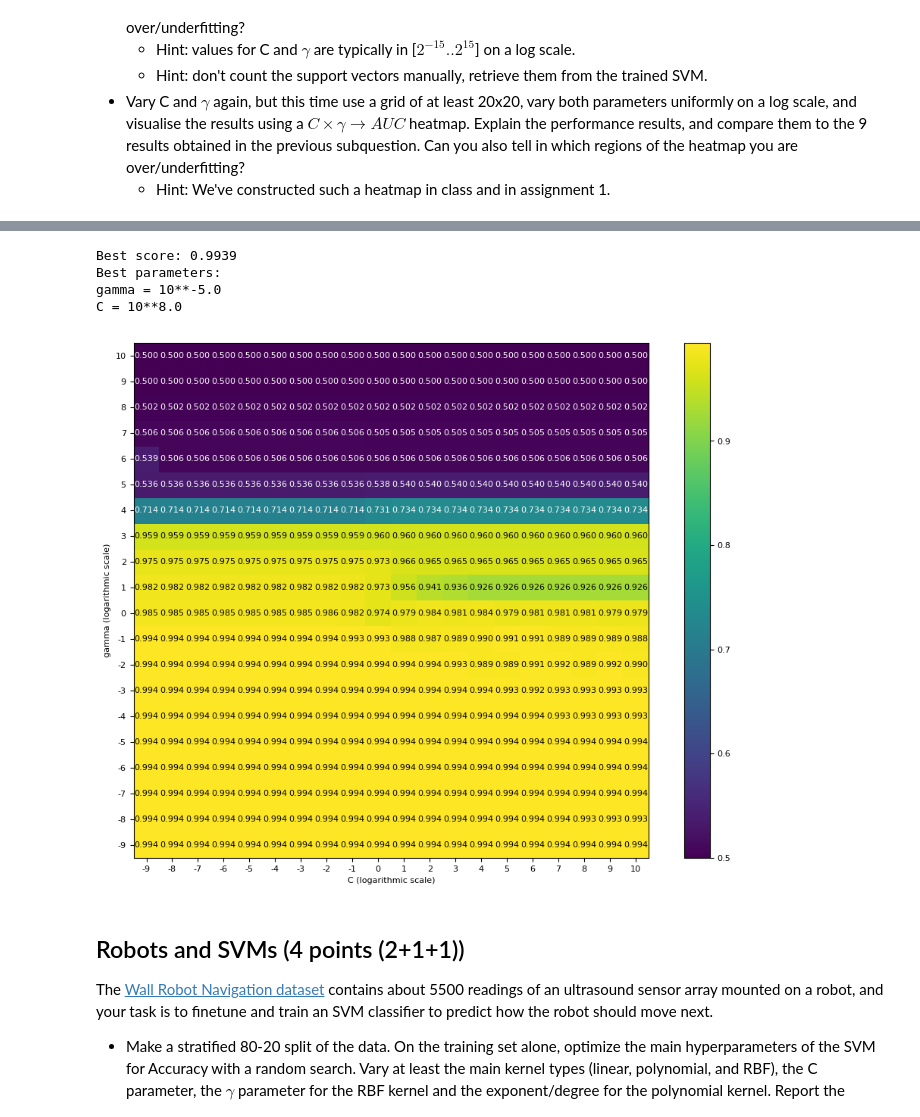
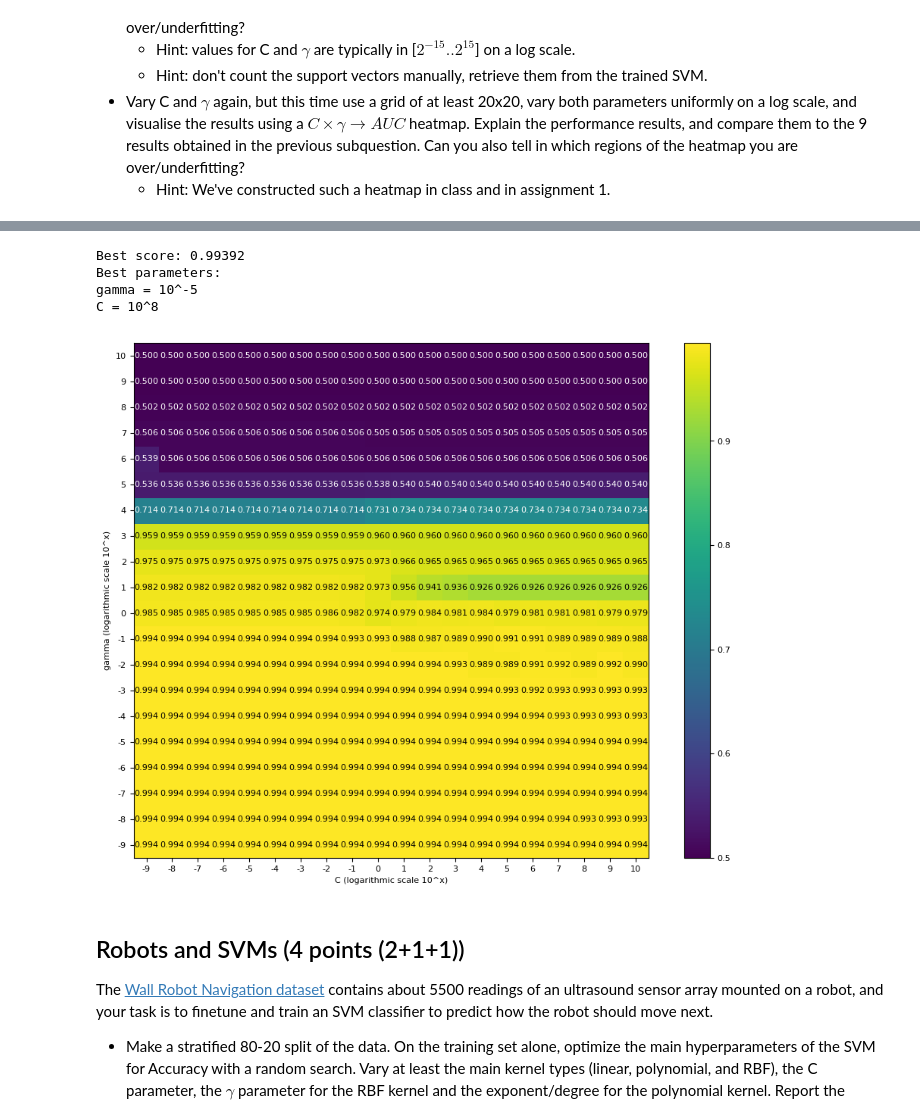
Before and after one commit to Zilarion/2IMW30-Assignment-1, a Jupyter notebook: Assignment 2.ipynb, the cells around one changed output, grey strips where cells are left out. Saved outputs shown, nothing was run; the diff lists cells and outputs as text; code cells hidden in the pictures.

```diff
--- a/Assignment 2.ipynb
+++ b/Assignment 2.ipynb
@@ -131,21 +139,21 @@ param_grid = {"C": np.logspace(-9, 10, num=20),
 grid = GridSearchCV(SVC(kernel='rbf'), param_grid, scoring="roc_auc", n_jobs=-1)
 grid.fit(X, Y)
 # %%
-print("Best score: {:.4f}".format(grid.best_score_))
-print("Best parameters:\ngamma = 10**{} \nC = 10**{}".format(np.log10(grid.best_params_['gamma']), np.log10(grid.best_params_['C'])))
+print("Best score: {:.5f}".format(grid.best_score_))
+print("Best parameters:\ngamma = 10^{}\nC = 10^{}".format(np.log10(grid.best_params_['gamma']).astype(int), np.log10(grid.best_params_['C']).astype(int)))
 
 scores = grid.cv_results_['mean_test_score'].reshape(20,20).T
 plt.rcParams["figure.figsize"] = [12,9]
-heatmap = mglearn.tools.heatmap(scores, xlabel="C (logarithmic scale)", ylabel="gamma (logarithmic scale)",
+heatmap = mglearn.tools.heatmap(scores, xlabel="C (logarithmic scale 10^x)", ylabel="gamma (logarithmic scale 10^x)",
                                 cmap="viridis", fmt="%0.3f",
                                 xticklabels=np.log10(param_grid['C']).astype(int), yticklabels=np.log10(param_grid['gamma']).astype(int))
 plt.colorbar(heatmap)
 # %% [output]
-Best score: 0.9939
+Best score: 0.99392
 Best parameters:
-gamma = 10**-5.0
-C = 10**8.0
+gamma = 10^-5
+C = 10^8
-[figure, old version]
+[figure, new version]
 # %% [markdown]
 ## Robots and SVMs (4 points (2+1+1))
 
```
Also changed, not shown: parts of 6 cells of this notebook, 1 other file.
